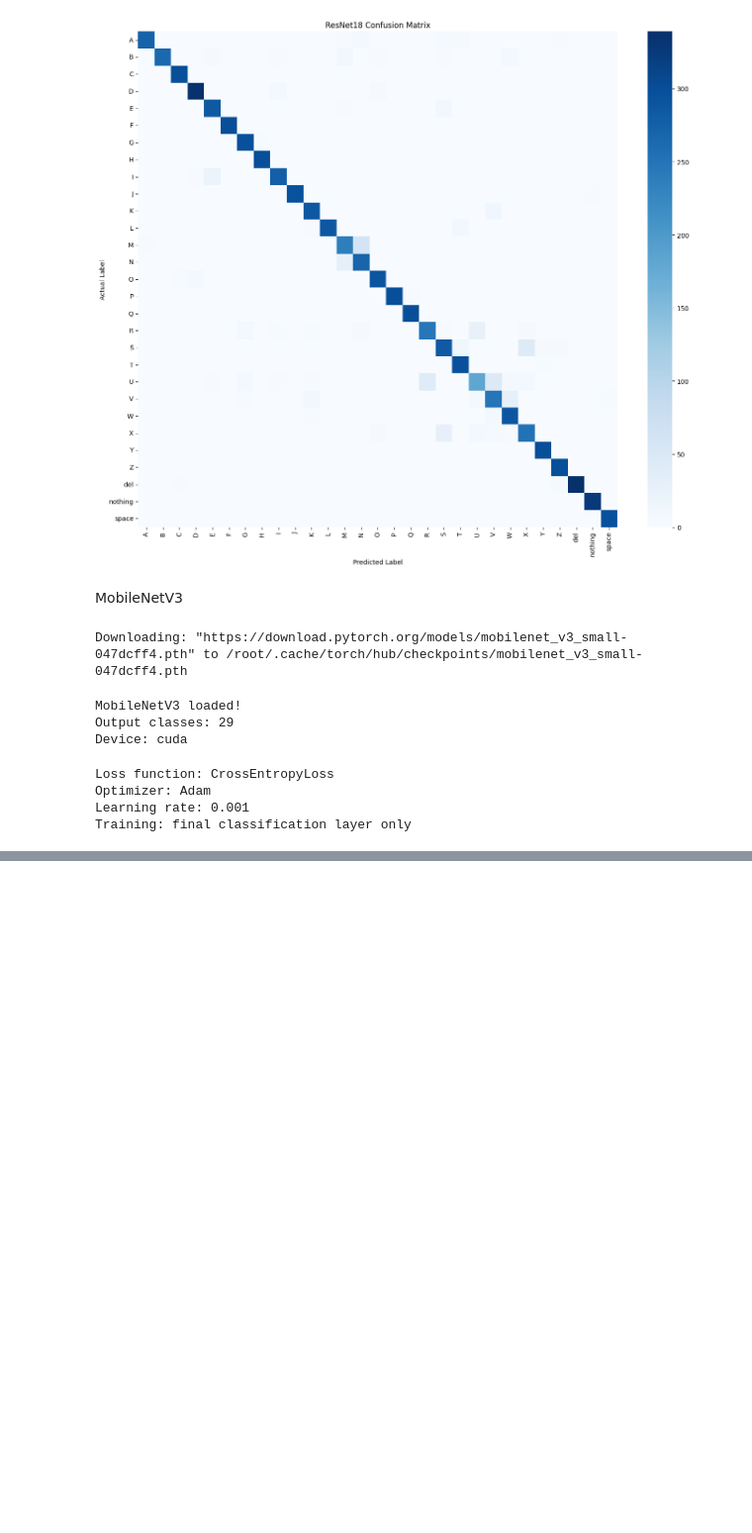
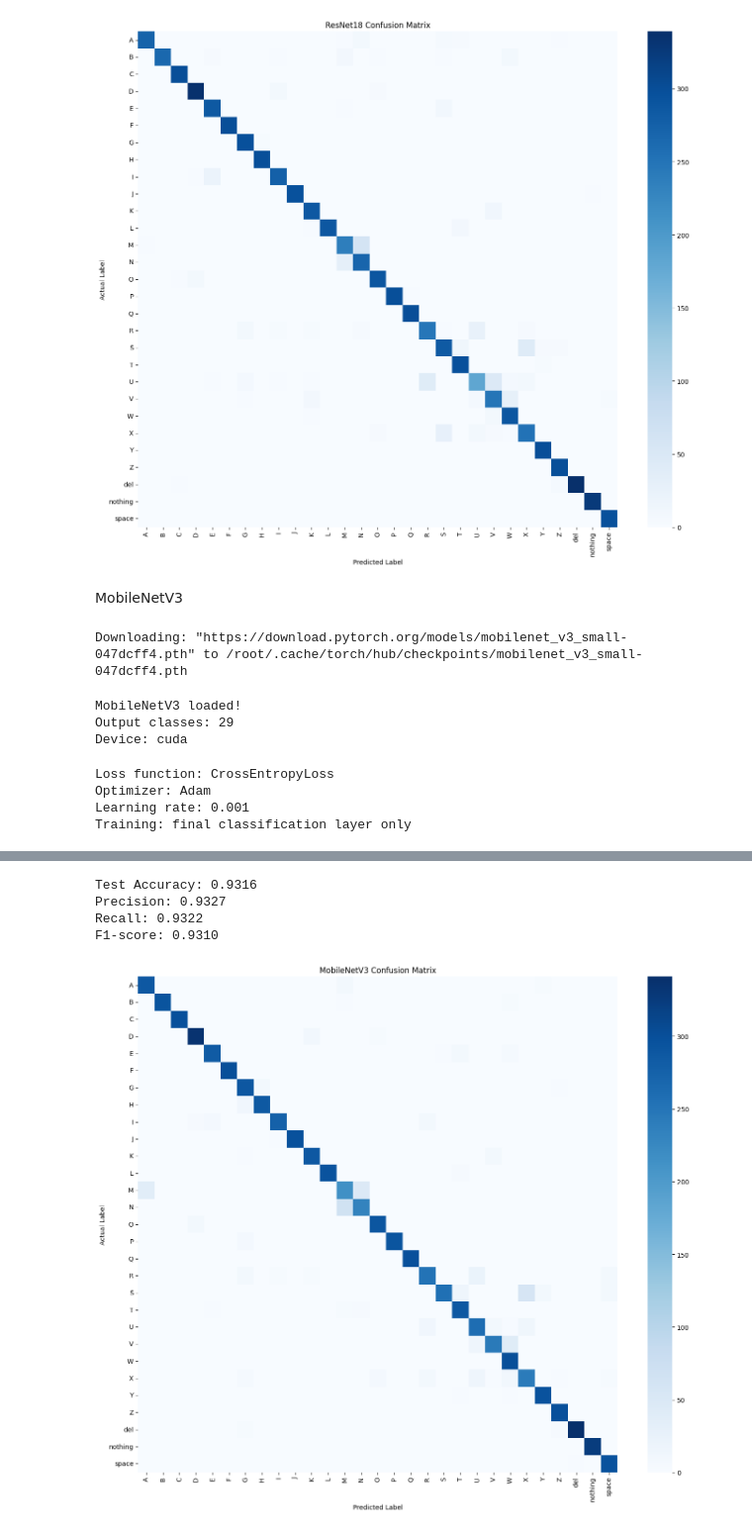
Before and after one commit to ananyaa-sutaria/ML-term-project, a Jupyter notebook: 04_transfer.ipynb, the cells around one changed output, grey strips where cells are left out. Shown at 99% size. Saved outputs shown, nothing was run; the diff lists cells and outputs as text; code cells hidden in the pictures; blank space fills up the shorter version.

```diff
--- a/04_transfer.ipynb
+++ b/04_transfer.ipynb
@@ -679,0 +813,68 @@ Validation accuracy: 0.7020
+# %%
+from sklearn.metrics import accuracy_score, precision_score, recall_score, f1_score
+
+#load best fine-tuned mobilenet
+mobilenet.load_state_dict(
+    torch.load("mobilenet_finetuned_best.pth", map_location=device)
+)
+
+mobilenet.eval()
+
+#store predictions and actual labels
+mobilenet_predictions = []
+mobilenet_labels = []
+
+#test mobilenet
+with torch.no_grad():
+    for images, labels in test_loader:
+        images = images.to(device)
+
+        outputs = mobilenet(images)
+        predictions = outputs.argmax(dim=1)
+
+        mobilenet_predictions.extend(predictions.cpu().numpy())
+        mobilenet_labels.extend(labels.numpy())
+
+#calculate metrics
+mobilenet_accuracy = accuracy_score(mobilenet_labels, mobilenet_predictions)
+mobilenet_precision = precision_score(mobilenet_labels, mobilenet_predictions, average="macro", zero_division=0)
+mobilenet_recall = recall_score(mobilenet_labels, mobilenet_predictions, average="macro", zero_division=0)
+mobilenet_f1 = f1_score(mobilenet_labels, mobilenet_predictions, average="macro", zero_division=0)
+
+print(f"Test Accuracy: {mobilenet_accuracy:.4f}")
+print(f"Precision: {mobilenet_precision:.4f}")
+print(f"Recall: {mobilenet_recall:.4f}")
+print(f"F1-score: {mobilenet_f1:.4f}")
+# %% [output]
+Test Accuracy: 0.9316
+Precision: 0.9327
+Recall: 0.9322
+F1-score: 0.9310
+# %%
+#mobilenet confusion matrix
+mobilenet_cm = confusion_matrix(
+    mobilenet_labels,
+    mobilenet_predictions,
+    labels=list(range(len(class_names)))
+)
+
+plt.figure(figsize=(14, 12))
+
+sns.heatmap(
+    mobilenet_cm,
+    annot=False,
+    cmap="Blues",
+    xticklabels=class_names,
+    yticklabels=class_names
+)
+
+plt.xlabel("Predicted Label")
+plt.ylabel("Actual Label")
+plt.title("MobileNetV3 Confusion Matrix")
+plt.tight_layout()
+
+#save image
+plt.savefig("mobilenet_confusion_matrix.png", dpi=300)
+plt.show()
+# %% [output]
+[figure, added]
```
Also changed, not shown: parts of 25 cells of this notebook.
